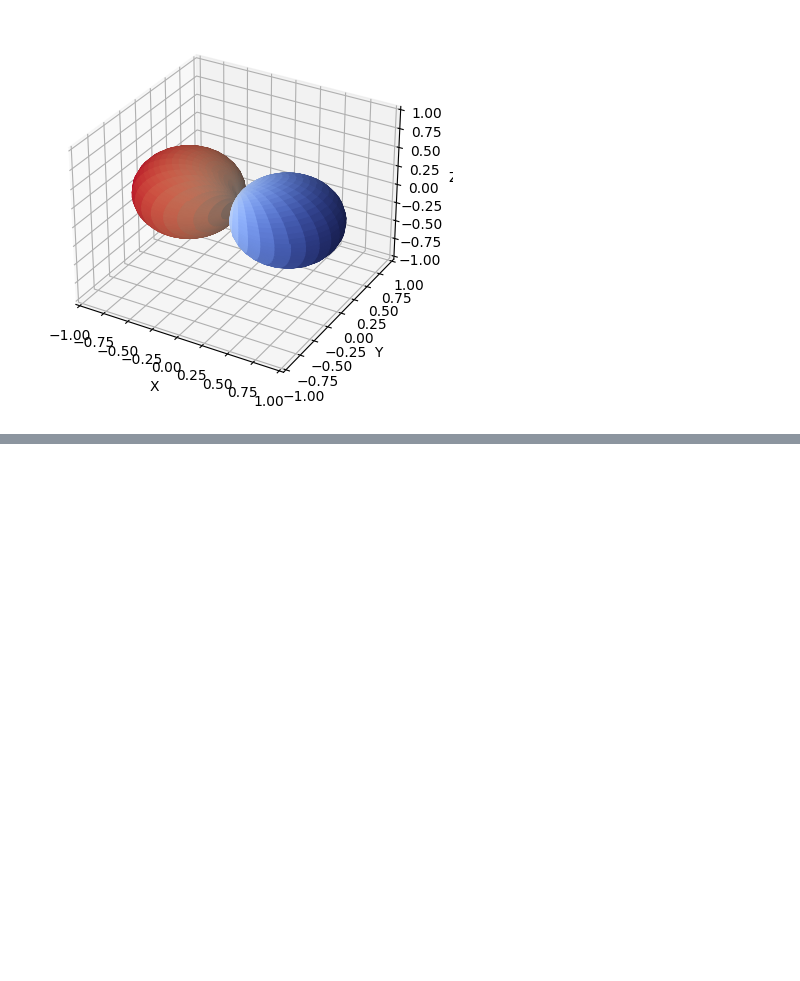
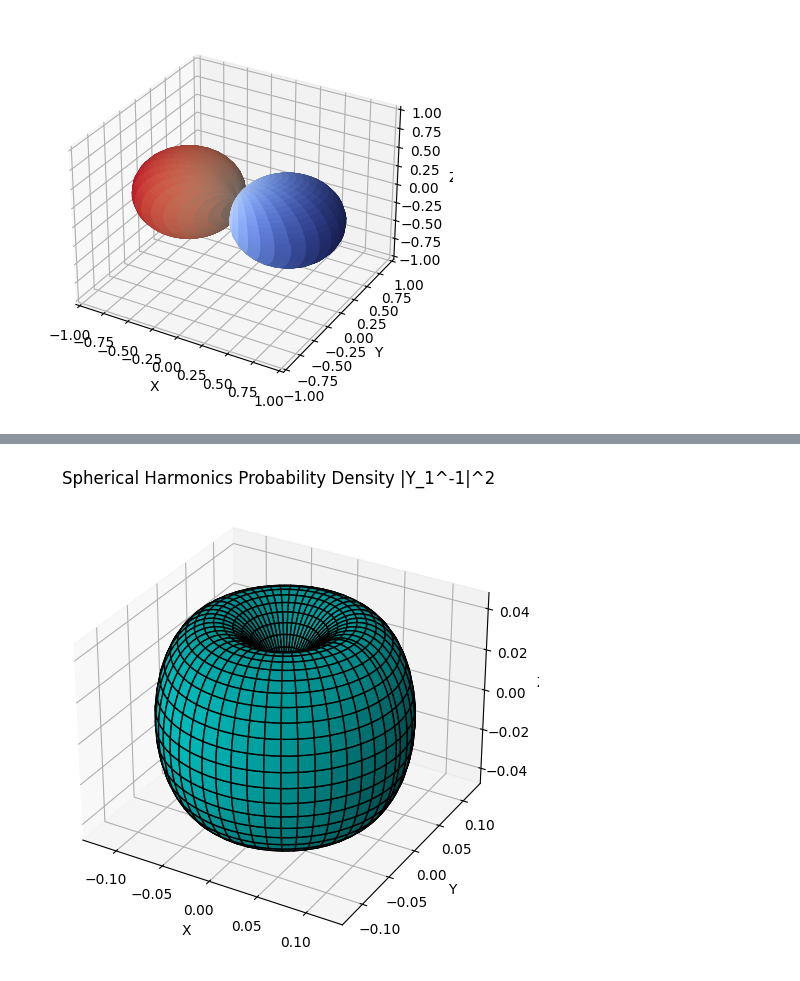
Before and after one commit to navgaur/QM1_UGCF, a Jupyter notebook: Quantum_Mech_1_UGCF.ipynb, the cells around one changed output, grey strips where cells are left out. Cells and saved outputs as stored; diff of their text form; code cells hidden in the pictures; blank space fills up the shorter version.

```diff
--- a/Quantum_Mech_1_UGCF.ipynb
+++ b/Quantum_Mech_1_UGCF.ipynb
@@ -126,0 +127,36 @@ plt.show()
+# %%
+import numpy as np
+import matplotlib.pyplot as plt
+from scipy.special import sph_harm
+
+# Define parameters
+l = 1  # degree
+m = -1  # order
+theta = np.linspace(0, np.pi, 100)
+phi = np.linspace(0, 2 * np.pi, 100)
+theta, phi = np.meshgrid(theta, phi)
+
+# Evaluate spherical harmonics
+Y_lm = sph_harm(m, l, phi, theta)
+
+# Probability density function
+P = np.abs(Y_lm) ** 2
+
+# Convert to Cartesian coordinates for plotting
+x = P * np.sin(theta) * np.cos(phi)
+y = P * np.sin(theta) * np.sin(phi)
+z = P * np.cos(theta)
+
+# Plotting
+fig = plt.figure(figsize=(8, 6))
+ax = fig.add_subplot(111, projection='3d')
+ax.plot_surface(x, y, z, rstride=2, cstride=2, color='c', edgecolor='k', alpha=1)
+
+ax.set_xlabel('X')
+ax.set_ylabel('Y')
+ax.set_zlabel('Z')
+ax.set_title(f'Spherical Harmonics Probability Density |Y_{l}^{m}|^2')
+
+plt.show()
+# %% [output]
+[figure, added]
```
Also changed, not shown: parts of 1 cell of this notebook.
